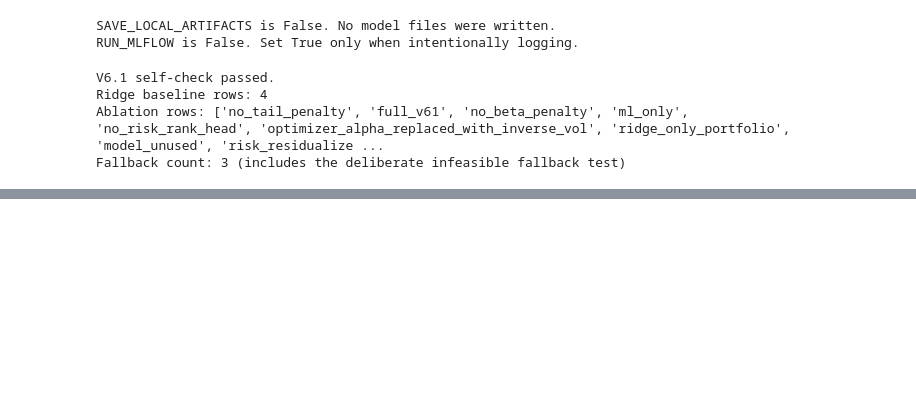
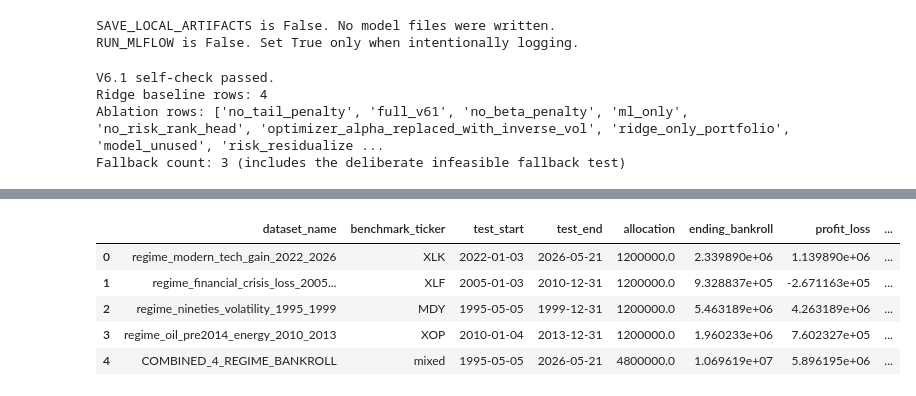
Before and after one commit to adamthorne27/Portfolio-Optimization-Lib, a Jupyter notebook: MODELS/Brian/brian_lgbm_v61.ipynb, the cells around one changed output, grey strips where cells are left out. Cells and saved outputs as stored; diff of their text form; code cells hidden in the pictures; blank space fills up the shorter version.

```diff
--- a/MODELS/Brian/brian_lgbm_v61.ipynb
+++ b/MODELS/Brian/brian_lgbm_v61.ipynb
@@ -2440,0 +3163,76 @@ Fallback count: 3 (includes the deliberate infeasible fallback test)
+# %%
+brian_v61_summary_rows = []
+for dataset_name, payload in brian_v61_regime_backtest_runs.items():
+    spec_obj = payload["spec"]
+    result_obj = payload["result"]
+    metrics_obj = dict(result_obj.metrics)
+    total_return = float(metrics_obj.get("total_return", np.nan))
+    ending_bankroll = BRIAN_V61_REGIME_BACKTEST_ALLOCATION * (1.0 + total_return)
+    brian_v61_summary_rows.append(
+        {
+            "dataset_name": dataset_name,
+            "benchmark_ticker": spec_obj.benchmark_ticker,
+            "test_start": spec_obj.test_start,
+            "test_end": spec_obj.test_end,
+            "allocation": BRIAN_V61_REGIME_BACKTEST_ALLOCATION,
+            "ending_bankroll": ending_bankroll,
+            "profit_loss": ending_bankroll - BRIAN_V61_REGIME_BACKTEST_ALLOCATION,
+            "total_return": total_return,
+            "annual_return": metrics_obj.get("annual_return", np.nan),
+            "annual_volatility": metrics_obj.get("annual_volatility", np.nan),
+            "sharpe": metrics_obj.get("sharpe", np.nan),
+            "sortino": metrics_obj.get("sortino", np.nan),
+            "max_drawdown": metrics_obj.get("max_drawdown", np.nan),
+            "average_turnover": metrics_obj.get("average_turnover", np.nan),
+            "benchmark_total_return": metrics_obj.get("benchmark_total_return", np.nan),
+            "excess_return_vs_benchmark": metrics_obj.get("excess_return_vs_benchmark", np.nan),
+            "fallback_count_added": payload["fallback_count_added"],
+            "active_ticker_count": payload["active_ticker_count"],
+            "avg_active_names": float((result_obj.weights > 1e-8).sum(axis=1).mean()),
+            "avg_max_weight": float(result_obj.weights.max(axis=1).mean()),
+        }
+    )
+
+brian_v61_regime_backtest_summary = pd.DataFrame(brian_v61_summary_rows)
+brian_v61_combined_ending_bankroll = float(brian_v61_regime_backtest_summary["ending_bankroll"].sum())
+brian_v61_combined_profit_loss = brian_v61_combined_ending_bankroll - BRIAN_V61_REGIME_BACKTEST_TOTAL_BANKROLL
+brian_v61_combined_total_return = brian_v61_combined_profit_loss / BRIAN_V61_REGIME_BACKTEST_TOTAL_BANKROLL
+brian_v61_combined_row = pd.DataFrame(
+    [
+        {
+            "dataset_name": "COMBINED_4_REGIME_BANKROLL",
+            "benchmark_ticker": "mixed",
+            "test_start": min(brian_v61_regime_backtest_summary["test_start"]),
+            "test_end": max(brian_v61_regime_backtest_summary["test_end"]),
+            "allocation": BRIAN_V61_REGIME_BACKTEST_TOTAL_BANKROLL,
+            "ending_bankroll": brian_v61_combined_ending_bankroll,
+            "profit_loss": brian_v61_combined_profit_loss,
+            "total_return": brian_v61_combined_total_return,
+            "annual_return": np.nan,
+            "annual_volatility": np.nan,
+            "sharpe": np.nan,
+            "sortino": np.nan,
+            "max_drawdown": np.nan,
+            "average_turnover": np.nan,
+            "benchmark_total_return": np.nan,
+            "excess_return_vs_benchmark": np.nan,
+            "fallback_count_added": int(brian_v61_regime_backtest_summary["fallback_count_added"].sum()),
+            "active_ticker_count": np.nan,
+            "avg_active_names": np.nan,
+            "avg_max_weight": np.nan,
+        }
+    ]
+)
+brian_v61_regime_backtest_summary_with_total = pd.concat([brian_v61_regime_backtest_summary, brian_v61_combined_row], ignore_index=True)
+
+brian_v61_summary_path = BRIAN_V61_REGIME_BACKTEST_OUTPUT_DIR / "four_regime_bankroll_summary.parquet"
+brian_v61_csv_summary_path = BRIAN_V61_REGIME_BACKTEST_OUTPUT_DIR / "four_regime_bankroll_summary.csv"
+brian_v61_regime_backtest_summary_with_total.to_parquet(brian_v61_summary_path, index=False)
+brian_v61_regime_backtest_summary_with_total.to_csv(brian_v61_csv_summary_path, index=False)
+
+print(f"Starting bankroll: ${BRIAN_V61_REGIME_BACKTEST_TOTAL_BANKROLL:,.0f}")
+print(f"Ending bankroll:   ${brian_v61_combined_ending_bankroll:,.0f}")
+print(f"Total P/L:         ${brian_v61_combined_profit_loss:,.0f}")
+print(f"Combined return:   {brian_v61_combined_total_return:.2%}")
+display(brian_v61_regime_backtest_summary_with_total)
+# %% [output]
@@ -2440,0 +3243,6 @@ Fallback count: 3 (includes the deliberate infeasible fallback test)
+|  | dataset_name | benchmark_ticker | test_start | test_end | allocation | ending_bankroll | profit_loss | ... |
+| 0 | regime_modern_tech_gain_2022_2026 | XLK | 2022-01-03 | 2026-05-21 | 1200000.0 | 2.339890e+06 | 1.139890e+06 | ... |
+| 1 | regime_financial_crisis_loss_2005... | XLF | 2005-01-03 | 2010-12-31 | 1200000.0 | 9.328837e+05 | -2.671163e+05 | ... |
+| 2 | regime_nineties_volatility_1995_1999 | MDY | 1995-05-05 | 1999-12-31 | 1200000.0 | 5.463189e+06 | 4.263189e+06 | ... |
+| 3 | regime_oil_pre2014_energy_2010_2013 | XOP | 2010-01-04 | 2013-12-31 | 1200000.0 | 1.960233e+06 | 7.602327e+05 | ... |
+| 4 | COMBINED_4_REGIME_BANKROLL | mixed | 1995-05-05 | 2026-05-21 | 4800000.0 | 1.069619e+07 | 5.896195e+06 | ... |
```
Also changed, not shown: parts of 9 cells of this notebook, 49 other files.
